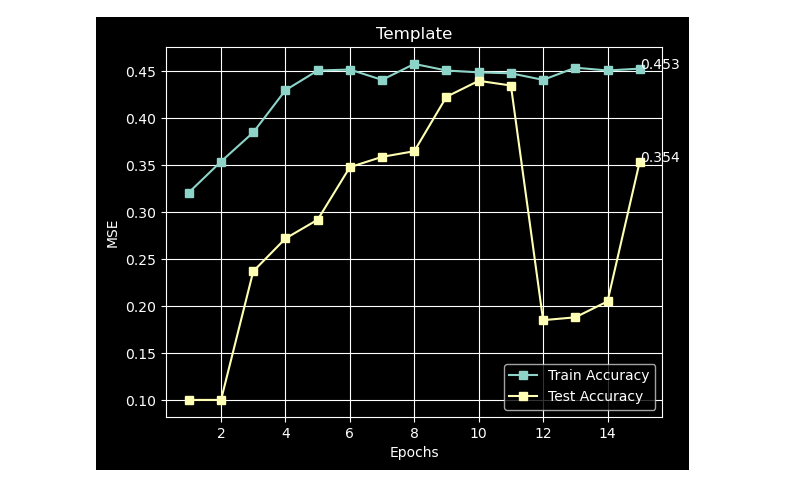
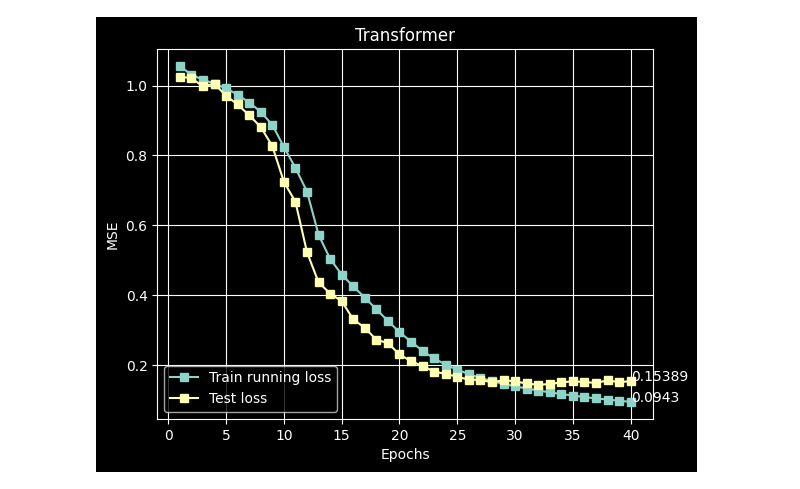
Before and after one commit to ScierKnave/dna_aptamers_modelling, a Jupyter notebook: src/results/plots.ipynb, the cells around one changed output. Drawn from its saved outputs; the diff is of its cells as text; code cells hidden in the pictures.

```diff
--- a/src/results/plots.ipynb
+++ b/src/results/plots.ipynb
@@ -1,25 +1,25 @@
 # %%
 import matplotlib.pyplot as plt
 plt.style.use('dark_background')
-# %%
-fig, ax = plt.subplots()
-plt.title("Template")
-plt.xlabel("Epochs")
-plt.ylabel("MSE")
-plt.grid(True)
-x1 = [1, 2, 3, 4, 5, 6, 7, 8, 9, 10, 11, 12, 13, 14, 15]
-y1 = [0.321, 0.354, 0.385, 0.43, 0.451, 0.452, 0.441,
-0.458, 0.451, 0.449, 0.448, 0.441, 0.454, 0.451, 0.453]
-x2 = [1, 2, 3, 4, 5, 6, 7, 8, 9, 10, 11, 12, 13, 14, 15]
-y2 = [0.1, 0.1, 0.237, 0.272, 0.292, 0.348, 0.359, 0.365,
-0.423, 0.44, 0.435, 0.185, 0.188, 0.205, 0.354]
-plt.plot(x1, y1, marker='s', label="Train Accuracy")
-plt.plot(x2, y2, marker='s', label="Test Accuracy")
-plt.legend(loc = "lower right")
-ax.text(x1[-1], y1[-1], y1[-1], fontdict=None)
-ax.text(x2[-1], y2[-1], y2[-1], fontdict=None)
-
-
-plt.show()
-# %% [output]
-[figure, removed]
+# %%
+fig, ax = plt.subplots()
+plt.title("Transformer")
+plt.xlabel("Epochs")
+plt.ylabel("MSE")
+plt.grid(True)
+# Train loss through epochs
+y1 = [1.05644, 1.03086, 1.01714, 1.00559, 0.99202, 0.97439, 0.95137, 0.92506, 0.88759, 0.82456, 0.76444, 0.69671, 0.57303, 0.50381, 0.45914, 0.42502, 0.39308, 0.35949, 0.32629, 0.29404, 0.26689, 0.24031, 0.21881, 0.20106, 0.18646, 0.17394, 0.16302, 0.15378, 0.14598, 0.13876, 0.13263, 0.12688, 0.12168, 0.11695, 0.11251, 0.10814, 0.10424, 0.10111, 0.09764, 0.0943]
+x1 = range(1, len(y1)+1)
+# Test loss through epochs
+y2 = [1.02584, 1.02113, 0.99846, 1.00494, 0.97102, 0.94599, 0.91527, 0.88143, 0.82701, 0.72478, 0.6673, 0.52301, 0.43675, 0.40473, 0.38269, 0.33079, 0.30652, 0.27225, 0.26275, 0.2301, 0.21104, 0.19692, 0.18105, 0.17461, 0.16649, 0.15781, 0.15753, 0.15046, 0.1566, 0.15292, 0.14717, 0.14325, 0.14559, 0.15014, 0.15348, 0.15103, 0.14878, 0.15591, 0.15073, 0.15389]
+x2 = range(1, len(y2)+1)
+plt.plot(x1, y1, marker='s', label="Train running loss")
+plt.plot(x2, y2, marker='s', label="Test loss")
+plt.legend(loc = "lower left")
+ax.text(x1[-1], y1[-1], y1[-1], fontdict=None)
+ax.text(x2[-1], y2[-1], y2[-1], fontdict=None)
+
+
+plt.show()
+# %% [output]
+[figure, added]
```
